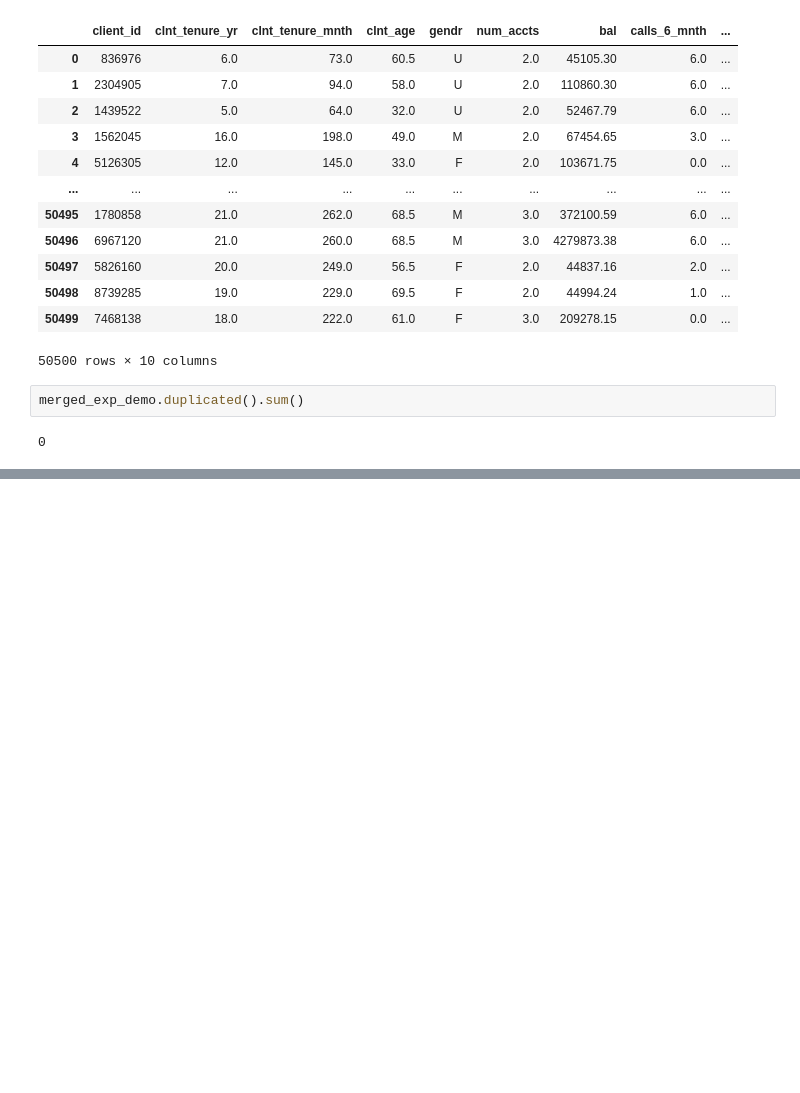
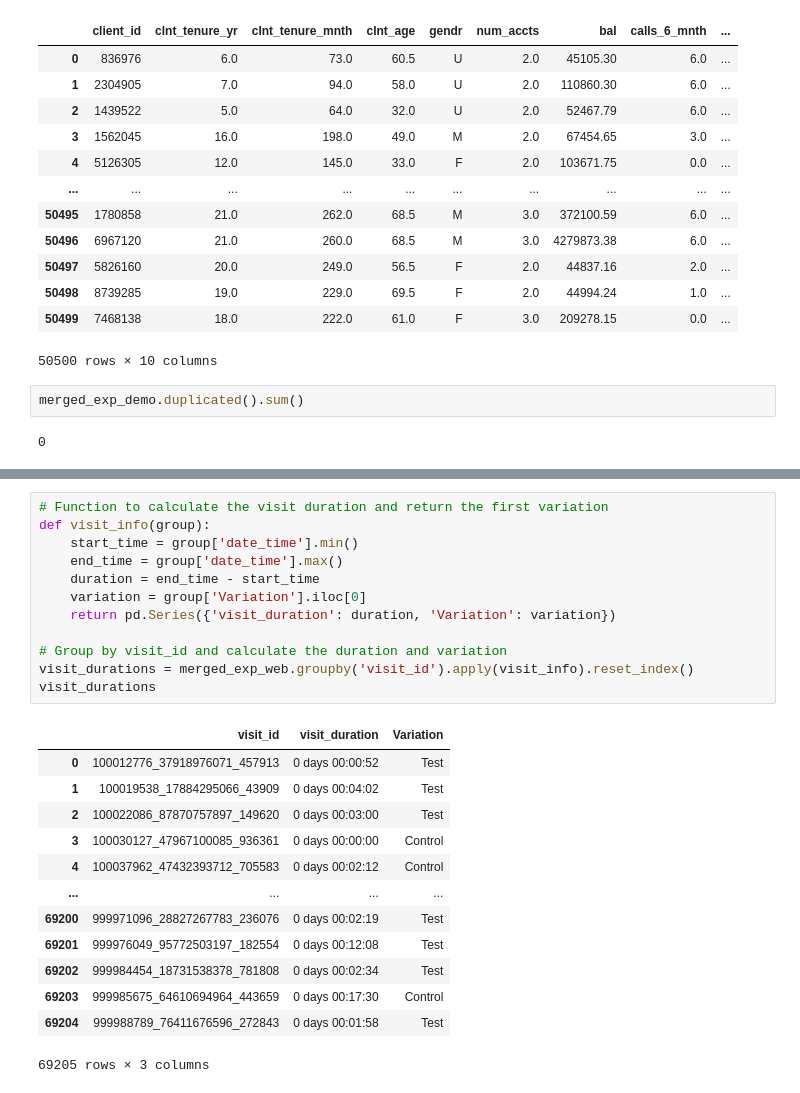
Before and after one commit to gabriela-cl/vanguard-ab-test, a Jupyter notebook: notebooks/Gabi/Gabi.ipynb, the cells around one changed output, grey strips where cells are left out. Saved outputs shown, nothing was run; the diff lists cells and outputs as text; blank space fills up the shorter version.

```diff
--- a/notebooks/Gabi/Gabi.ipynb
+++ b/notebooks/Gabi/Gabi.ipynb
@@ -337,0 +419,26 @@ merged_exp_demo.duplicated().sum()
+# %%
+# Function to calculate the visit duration and return the first variation
+def visit_info(group):
+    start_time = group['date_time'].min()
+    end_time = group['date_time'].max()
+    duration = end_time - start_time
+    variation = group['Variation'].iloc[0]
+    return pd.Series({'visit_duration': duration, 'Variation': variation})
+
+# Group by visit_id and calculate the duration and variation
+visit_durations = merged_exp_web.groupby('visit_id').apply(visit_info).reset_index()
+visit_durations
+# %% [output]
+|  | visit_id | visit_duration | Variation |
+| 0 | 100012776_37918976071_457913 | 0 days 00:00:52 | Test |
+| 1 | 100019538_17884295066_43909 | 0 days 00:04:02 | Test |
+| 2 | 100022086_87870757897_149620 | 0 days 00:03:00 | Test |
+| 3 | 100030127_47967100085_936361 | 0 days 00:00:00 | Control |
+| 4 | 100037962_47432393712_705583 | 0 days 00:02:12 | Control |
+| ... | ... | ... | ... |
+| 69200 | 999971096_28827267783_236076 | 0 days 00:02:19 | Test |
+| 69201 | 999976049_95772503197_182554 | 0 days 00:12:08 | Test |
+| 69202 | 999984454_18731538378_781808 | 0 days 00:02:34 | Test |
+| 69203 | 999985675_64610694964_443659 | 0 days 00:17:30 | Control |
+| 69204 | 999988789_76411676596_272843 | 0 days 00:01:58 | Test |
+69205 rows × 3 columns
```
Also changed, not shown: parts of 8 cells of this notebook, 1 other file.
